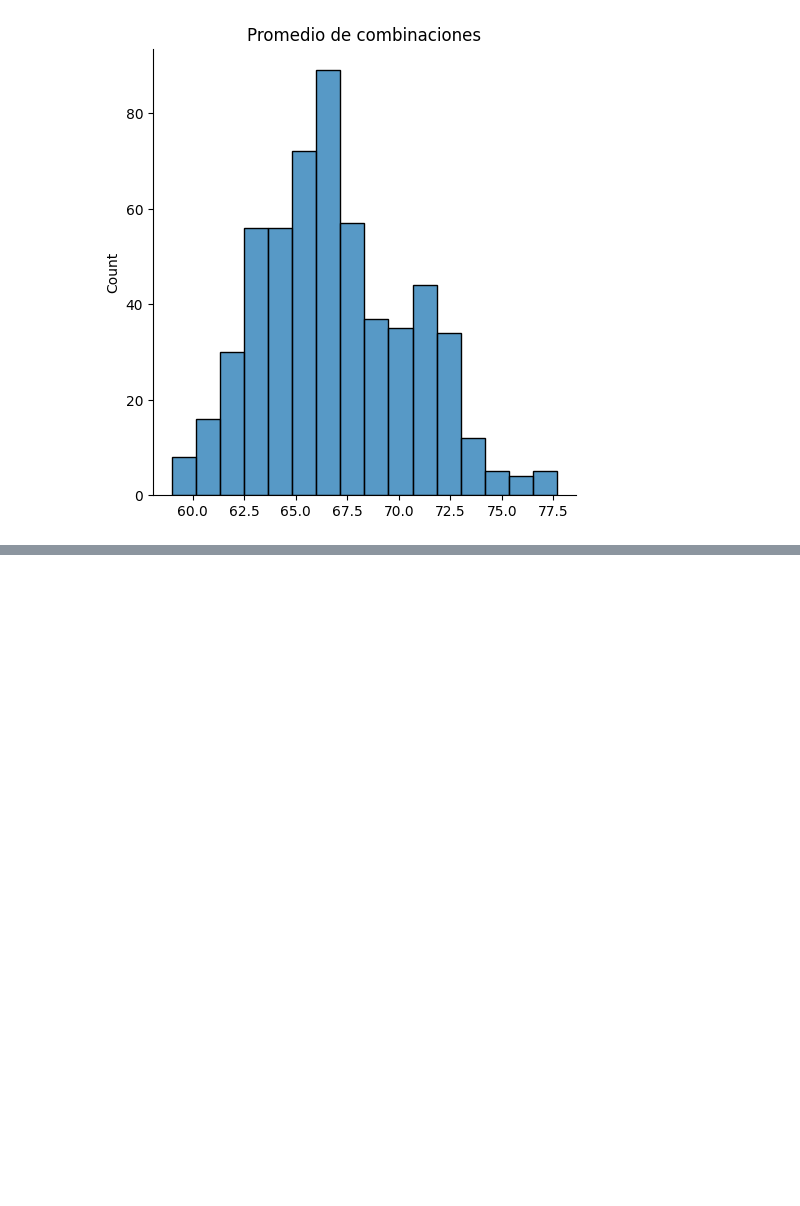
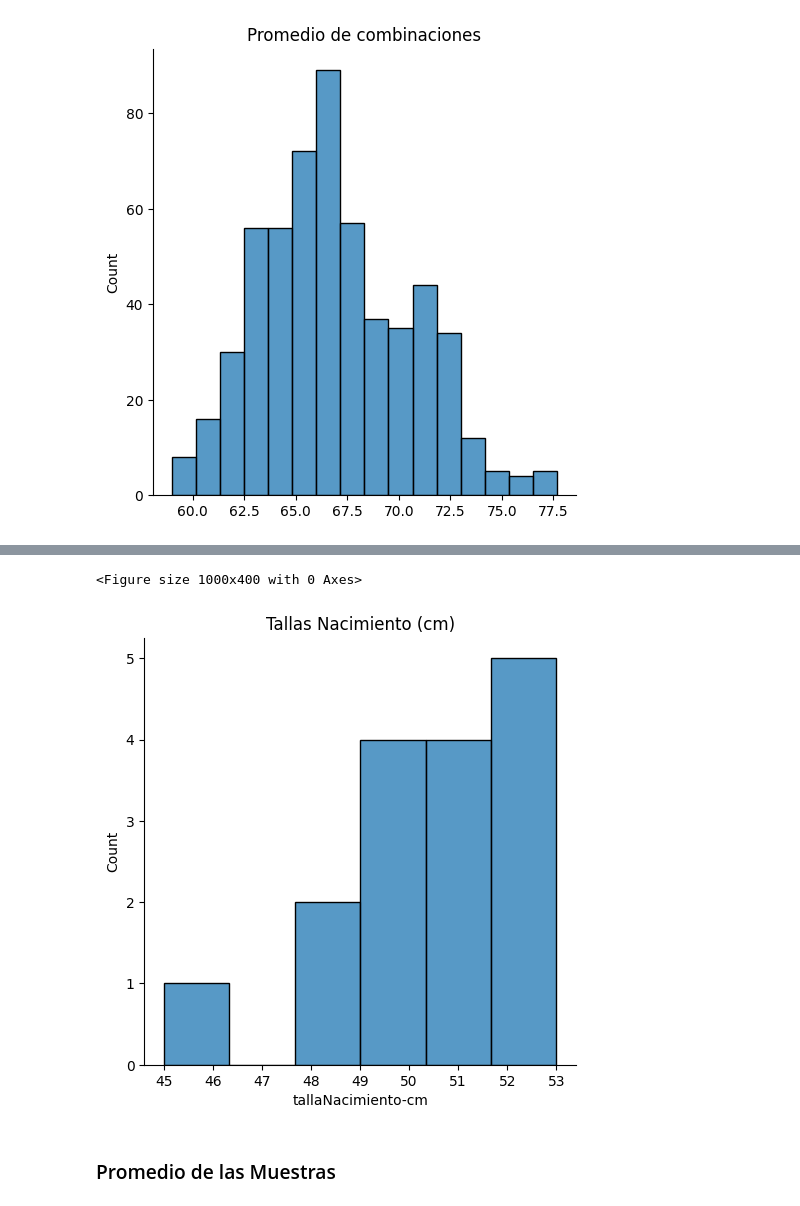
Before and after one commit to cosijoeza/semestre-1, a Jupyter notebook: probability-statistics/practices/leasson-23.ipynb, the cells around one changed output, grey strips where cells are left out. Drawn from its saved outputs; the diff is of its cells as text; code cells hidden in the pictures; blank space fills up the shorter version.

Commit message:
add tallas nacimiento cm

```diff
--- a/probability-statistics/practices/leasson-23.ipynb
+++ b/probability-statistics/practices/leasson-23.ipynb
@@ -158,0 +150,3 @@ plt.show()
+# %%
+birthSize = df["tallaNacimiento-cm"]
+birthSize
@@ -158,0 +239,10 @@ plt.show()
+# %%
+plt.figure(figsize=(10,4))
+sns.displot(birthSize)
+plt.title("Tallas Nacimiento (cm)")
+plt.show()
+# %% [output]
+<Figure size 1000x400 with 0 Axes>
+[figure, added]
+# %% [markdown]
+### Promedio de las Muestras
```
Also changed, not shown: parts of 18 cells of this notebook.
